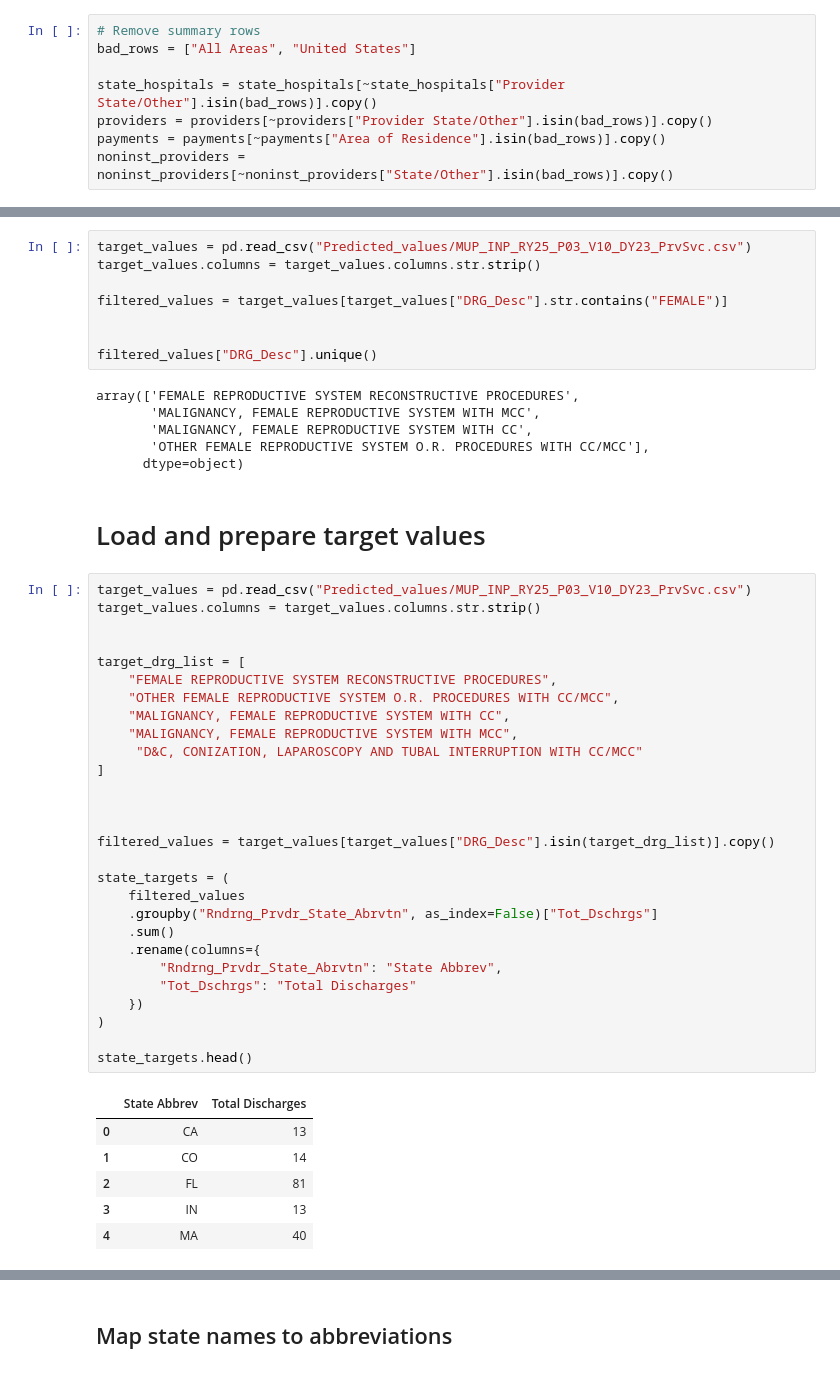
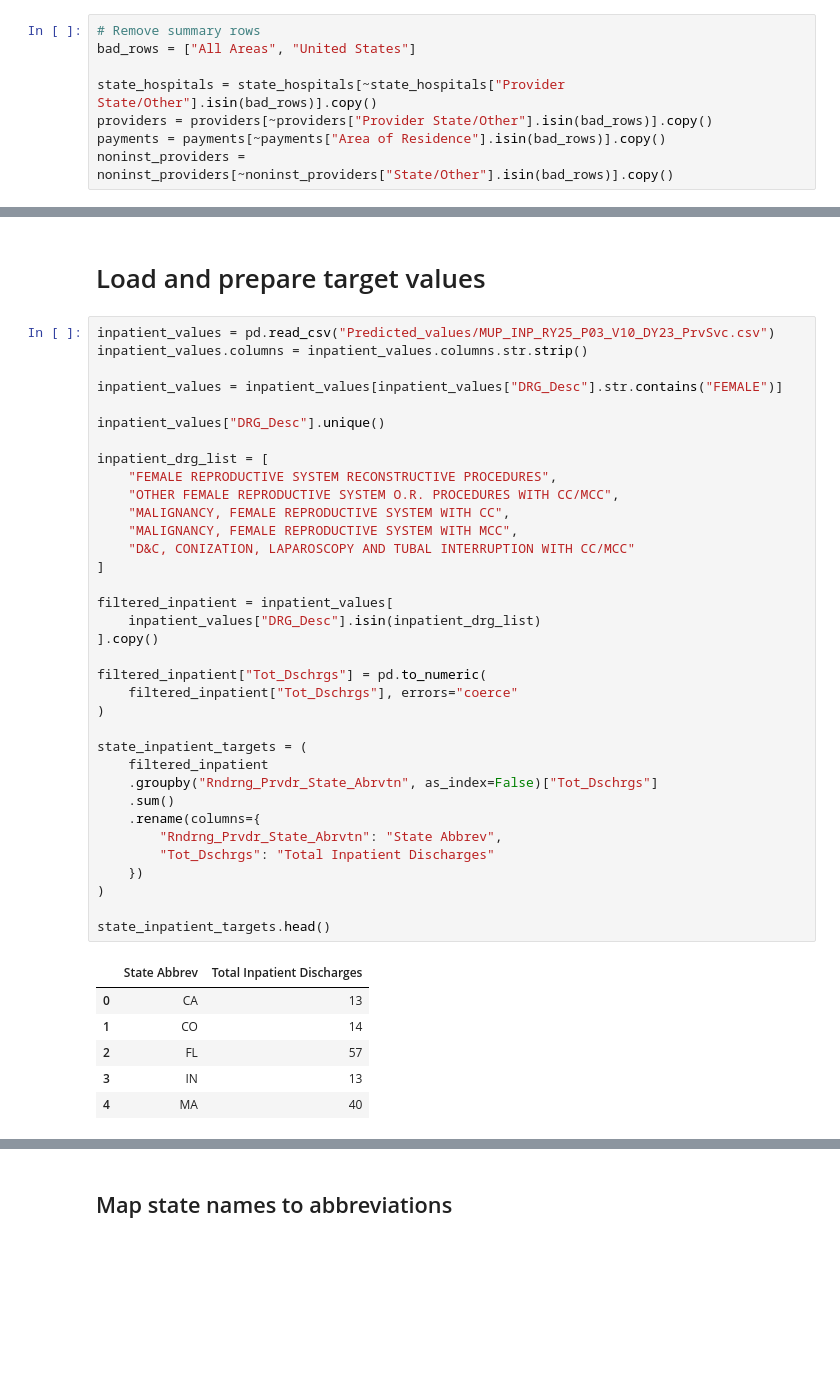
Before and after one commit to tessjoseph/ds4420finalproject, a Jupyter notebook: Neural Network.ipynb, the cells around one changed output, grey strips where cells are left out. Drawn from its saved outputs; the diff is of its cells as text; blank space fills up the shorter version.

```diff
--- a/Neural Network.ipynb
+++ b/Neural Network.ipynb
@@ -107,54 +108,47 @@ feature_df.head()
 print("Feature df shape:", feature_df.shape)
 # %% [output]
 Feature df shape: (55, 14)
-# %%
-target_values = pd.read_csv("Predicted_values/MUP_INP_RY25_P03_V10_DY23_PrvSvc.csv")
-target_values.columns = target_values.columns.str.strip()
-
-filtered_values = target_values[target_values["DRG_Desc"].str.contains("FEMALE")]
-
-
-filtered_values["DRG_Desc"].unique()
-# %% [output]
-array(['FEMALE REPRODUCTIVE SYSTEM RECONSTRUCTIVE PROCEDURES',
-       'MALIGNANCY, FEMALE REPRODUCTIVE SYSTEM WITH MCC',
-       'MALIGNANCY, FEMALE REPRODUCTIVE SYSTEM WITH CC',
-       'OTHER FEMALE REPRODUCTIVE SYSTEM O.R. PROCEDURES WITH CC/MCC'],
-      dtype=object)
 # %% [markdown]
 # Load and prepare target values
 # %%
-target_values = pd.read_csv("Predicted_values/MUP_INP_RY25_P03_V10_DY23_PrvSvc.csv")
-target_values.columns = target_values.columns.str.strip()
+inpatient_values = pd.read_csv("Predicted_values/MUP_INP_RY25_P03_V10_DY23_PrvSvc.csv")
+inpatient_values.columns = inpatient_values.columns.str.strip()
 
+inpatient_values = inpatient_values[inpatient_values["DRG_Desc"].str.contains("FEMALE")]
 
-target_drg_list = [
+inpatient_values["DRG_Desc"].unique()
+
+inpatient_drg_list = [
     "FEMALE REPRODUCTIVE SYSTEM RECONSTRUCTIVE PROCEDURES",
     "OTHER FEMALE REPRODUCTIVE SYSTEM O.R. PROCEDURES WITH CC/MCC",
     "MALIGNANCY, FEMALE REPRODUCTIVE SYSTEM WITH CC",
     "MALIGNANCY, FEMALE REPRODUCTIVE SYSTEM WITH MCC",
-     "D&C, CONIZATION, LAPAROSCOPY AND TUBAL INTERRUPTION WITH CC/MCC"
+    "D&C, CONIZATION, LAPAROSCOPY AND TUBAL INTERRUPTION WITH CC/MCC"
 ]
 
+filtered_inpatient = inpatient_values[
+    inpatient_values["DRG_Desc"].isin(inpatient_drg_list)
+].copy()
 
+filtered_inpatient["Tot_Dschrgs"] = pd.to_numeric(
+    filtered_inpatient["Tot_Dschrgs"], errors="coerce"
+)
 
-filtered_values = target_values[target_values["DRG_Desc"].isin(target_drg_list)].copy()
-
-state_targets = (
-    filtered_values
+state_inpatient_targets = (
+    filtered_inpatient
     .groupby("Rndrng_Prvdr_State_Abrvtn", as_index=False)["Tot_Dschrgs"]
     .sum()
     .rename(columns={
         "Rndrng_Prvdr_State_Abrvtn": "State Abbrev",
-        "Tot_Dschrgs": "Total Discharges"
+        "Tot_Dschrgs": "Total Inpatient Discharges"
     })
 )
 
-state_targets.head()
+state_inpatient_targets.head()
 # %% [output]
-|  | State Abbrev | Total Discharges |
+|  | State Abbrev | Total Inpatient Discharges |
 | 0 | CA | 13 |
 | 1 | CO | 14 |
-| 2 | FL | 81 |
+| 2 | FL | 57 |
 | 3 | IN | 13 |
 | 4 | MA | 40 |
```
Also changed, not shown: parts of 20 cells of this notebook.
